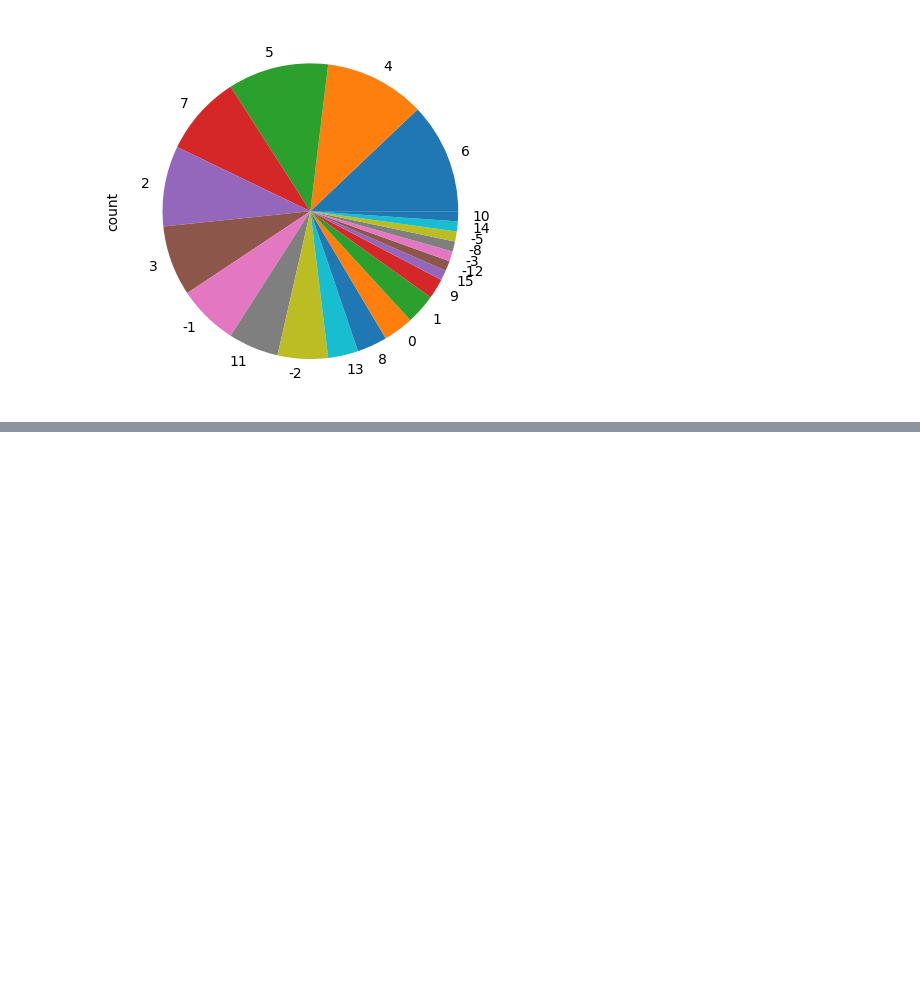
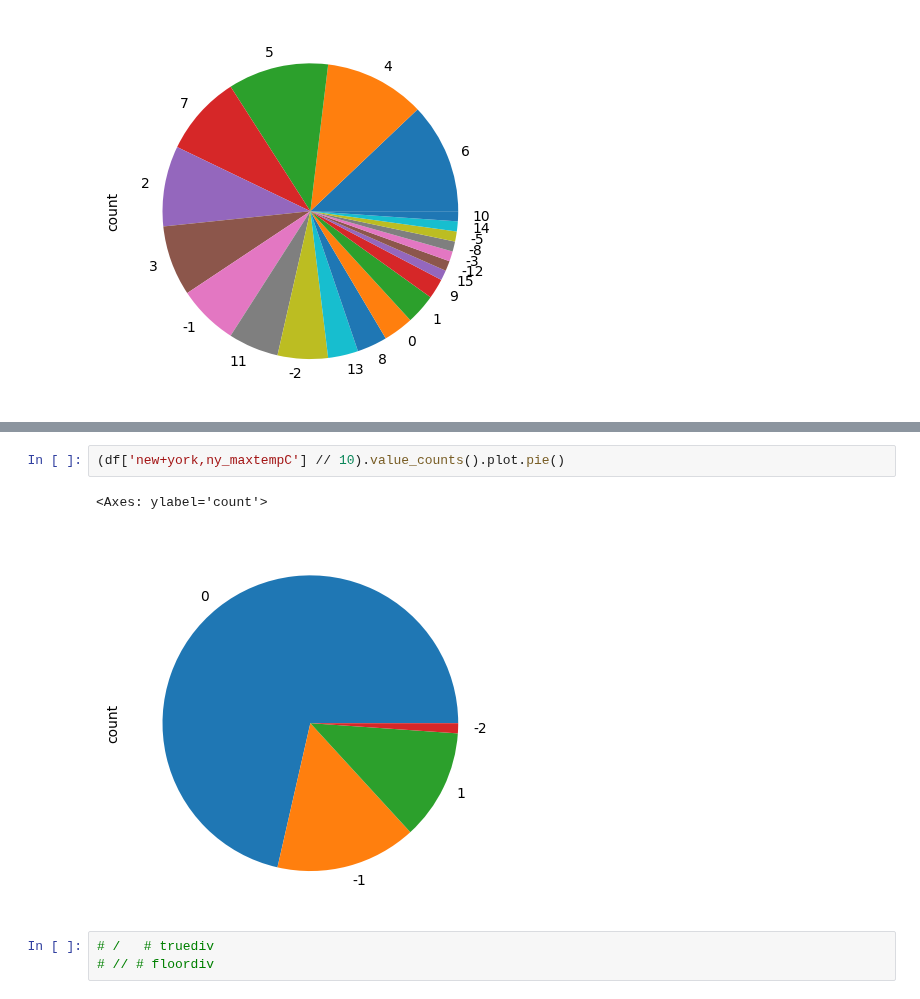
Before and after one commit to reuven/apple-2025-01Jan-plotting, a Jupyter notebook: Apple 2025-01Jan-09.ipynb, the cells around one changed output, grey strips where cells are left out. Cells and saved outputs as stored; diff of their text form; blank space fills up the shorter version.

```diff
--- a/Apple 2025-01Jan-09.ipynb
+++ b/Apple 2025-01Jan-09.ipynb
@@ -398,0 +399,8 @@ df['new+york,ny_maxtempC'].value_counts().plot.pie()
+# %%
+(df['new+york,ny_maxtempC'] // 10).value_counts().plot.pie()
+# %% [output]
+<Axes: ylabel='count'>
+[figure, added]
+# %%
+# /   # truediv
+# // # floordiv
```
Also changed, not shown: parts of 1 cell of this notebook.
